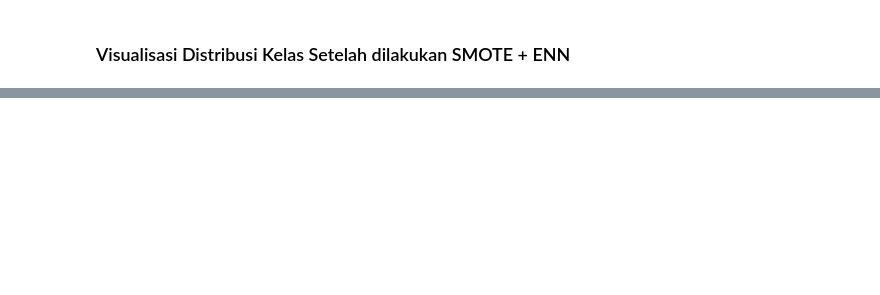
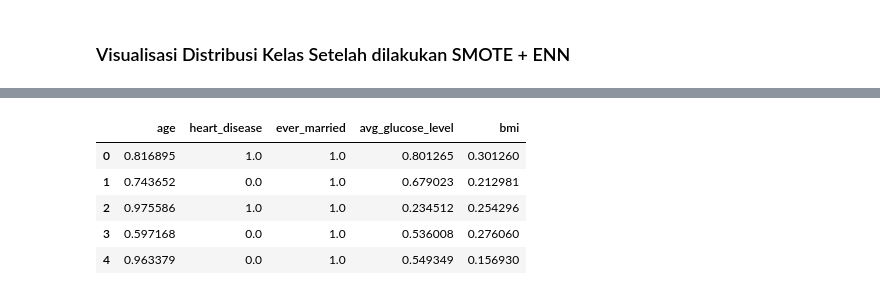
Before and after one commit to fathrahh/skripsi, a Jupyter notebook: optimazing-knn.ipynb, the cells around one changed output, grey strips where cells are left out. Cells and saved outputs as stored; diff of their text form; code cells hidden in the pictures; blank space fills up the shorter version.

```diff
--- a/optimazing-knn.ipynb
+++ b/optimazing-knn.ipynb
@@ -401 +454,14 @@ Seleksi Fitur : **Information Gain**
+# %%
+sel_five_cols = SelectKBest(mutual_info_classif, k=5)
+sel_five_cols.fit(X_scaled, y)
+
+X_ig = pd.DataFrame(X_scaled, columns=X.columns).iloc[:, sel_five_cols.get_support()]
+X_ig.head(5)
+# %% [output]
+|  | age | heart_disease | ever_married | avg_glucose_level | bmi |
+| 0 | 0.816895 | 1.0 | 1.0 | 0.801265 | 0.301260 |
+| 1 | 0.743652 | 0.0 | 1.0 | 0.679023 | 0.212981 |
+| 2 | 0.975586 | 1.0 | 1.0 | 0.234512 | 0.254296 |
+| 3 | 0.597168 | 0.0 | 1.0 | 0.536008 | 0.276060 |
+| 4 | 0.963379 | 0.0 | 1.0 | 0.549349 | 0.156930 |
 # %%
```
Also changed, not shown: parts of 13 cells of this notebook.
